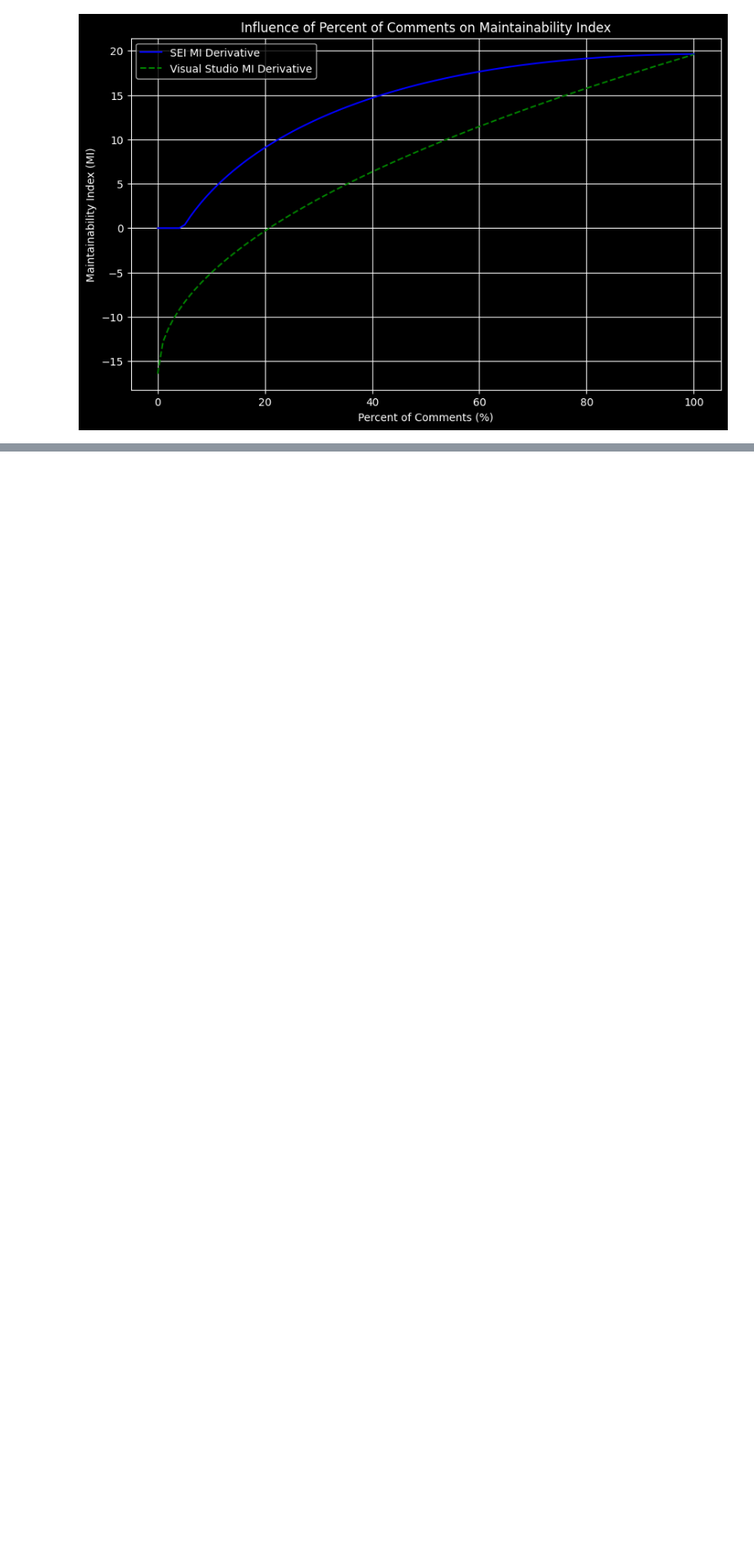
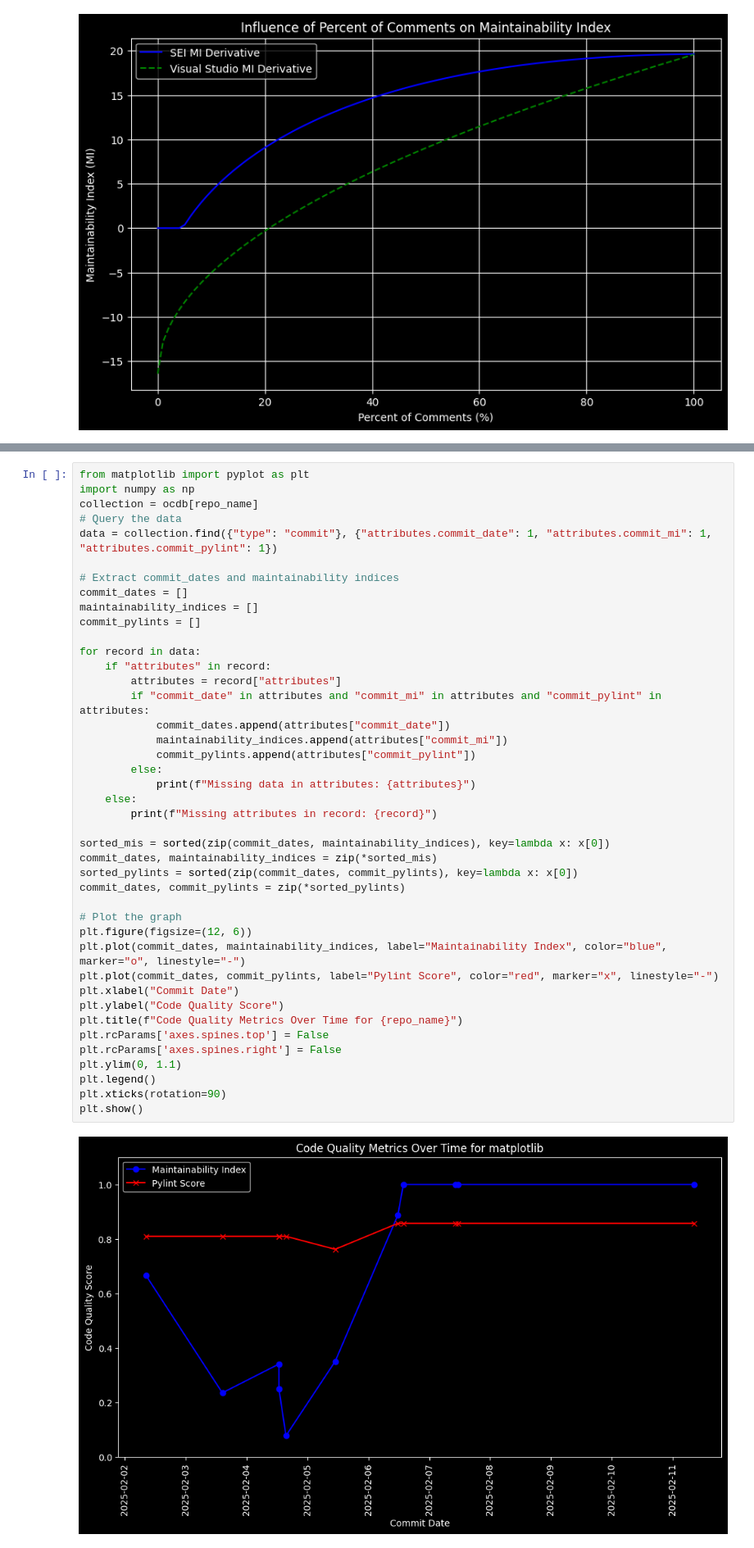
Before and after one commit to AlexS-1/Bachelor-Code, a Jupyter notebook: test.ipynb, the cells around one changed output, grey strips where cells are left out. Shown: that part at 82% size. Drawn from its saved outputs; the diff is of its cells as text; blank space fills up the shorter version.

```diff
--- a/test.ipynb
+++ b/test.ipynb
@@ -1026,0 +135,44 @@ plt.show()
+# %%
+from matplotlib import pyplot as plt
+import numpy as np
+collection = ocdb[repo_name]
+# Query the data
+data = collection.find({"type": "commit"}, {"attributes.commit_date": 1, "attributes.commit_mi": 1, "attributes.commit_pylint": 1})
+
+# Extract commit_dates and maintainability indices
+commit_dates = []
+maintainability_indices = []
+commit_pylints = []
+
+for record in data:
+    if "attributes" in record:
+        attributes = record["attributes"]
+        if "commit_date" in attributes and "commit_mi" in attributes and "commit_pylint" in attributes:
+            commit_dates.append(attributes["commit_date"])
+            maintainability_indices.append(attributes["commit_mi"])
+            commit_pylints.append(attributes["commit_pylint"])
+        else:
+            print(f"Missing data in attributes: {attributes}")
+    else:
+        print(f"Missing attributes in record: {record}")
+
+sorted_mis = sorted(zip(commit_dates, maintainability_indices), key=lambda x: x[0])
+commit_dates, maintainability_indices = zip(*sorted_mis)
+sorted_pylints = sorted(zip(commit_dates, commit_pylints), key=lambda x: x[0])
+commit_dates, commit_pylints = zip(*sorted_pylints)
+
+# Plot the graph
+plt.figure(figsize=(12, 6))
+plt.plot(commit_dates, maintainability_indices, label="Maintainability Index", color="blue", marker="o", linestyle="-")
+plt.plot(commit_dates, commit_pylints, label="Pylint Score", color="red", marker="x", linestyle="-")
+plt.xlabel("Commit Date")
+plt.ylabel("Code Quality Score")
+plt.title(f"Code Quality Metrics Over Time for {repo_name}")
+plt.rcParams['axes.spines.top'] = False
+plt.rcParams['axes.spines.right'] = False
+plt.ylim(0, 1.1)
+plt.legend()
+plt.xticks(rotation=90)
+plt.show()
+# %% [output]
+[figure, added]
```
Also changed, not shown: parts of 20 cells of this notebook, 21 other files.
